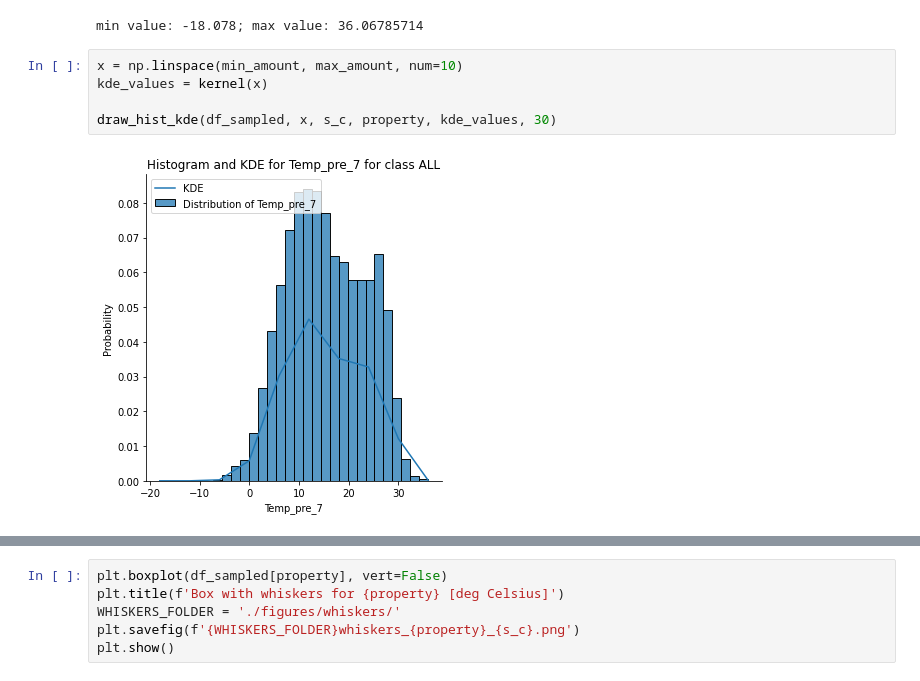
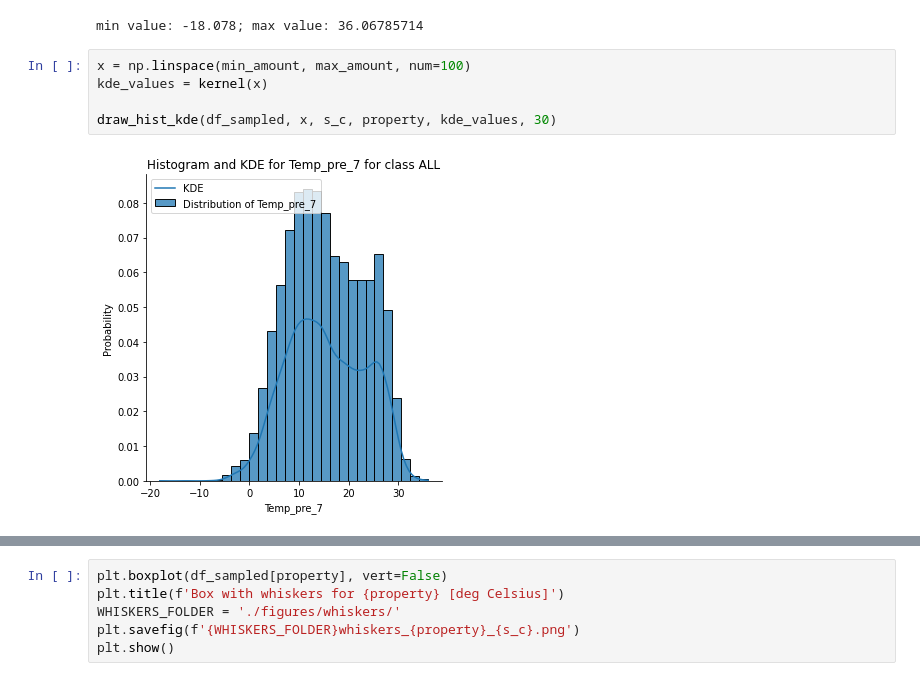
Before and after one commit to PatrykStronski/MultivariateAnalysis_Task1, a Jupyter notebook: temp_pre7_overall_clean.ipynb, the cells around one changed output, grey strips where cells are left out. Drawn from its saved outputs; the diff is of its cells as text.

```diff
--- a/temp_pre7_overall_clean.ipynb
+++ b/temp_pre7_overall_clean.ipynb
@@ -28,12 +28,12 @@ print(f'min value: {min_amount}; max value: {max_amount}')
 # %% [output]
 min value: -18.078; max value: 36.06785714
 # %%
-x = np.linspace(min_amount, max_amount, num=10)
+x = np.linspace(min_amount, max_amount, num=100)
 kde_values = kernel(x)
 
 draw_hist_kde(df_sampled, x, s_c, property, kde_values, 30)
 # %% [output]
-[figure, old version]
+[figure, new version]
 # %%
 draw_mm_diagrams(df_sampled, x, s_c, property, kde_values, 50)
 # %% [output]
```
Also changed, not shown: parts of 3 cells of this notebook, 19 other files.
